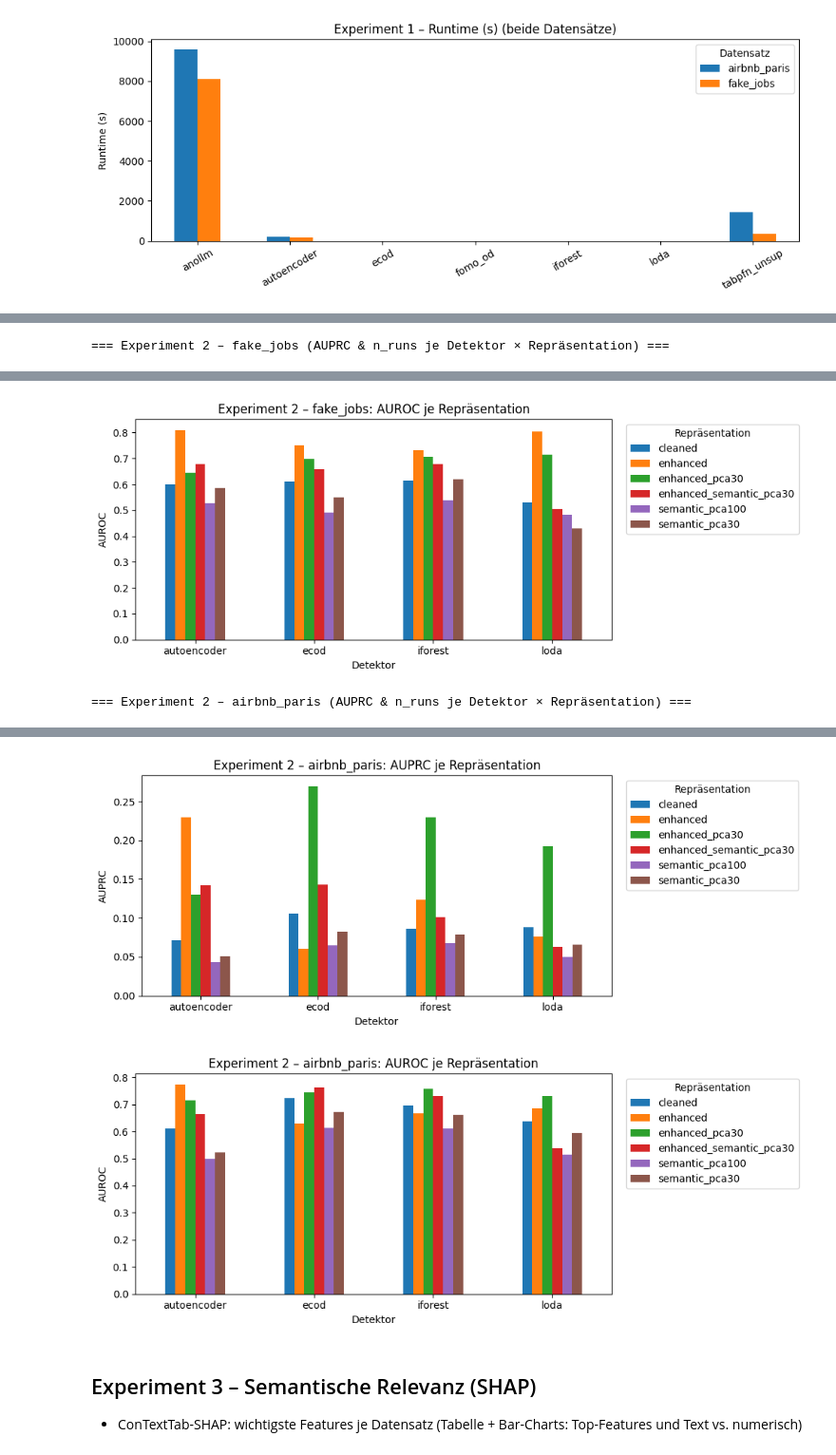
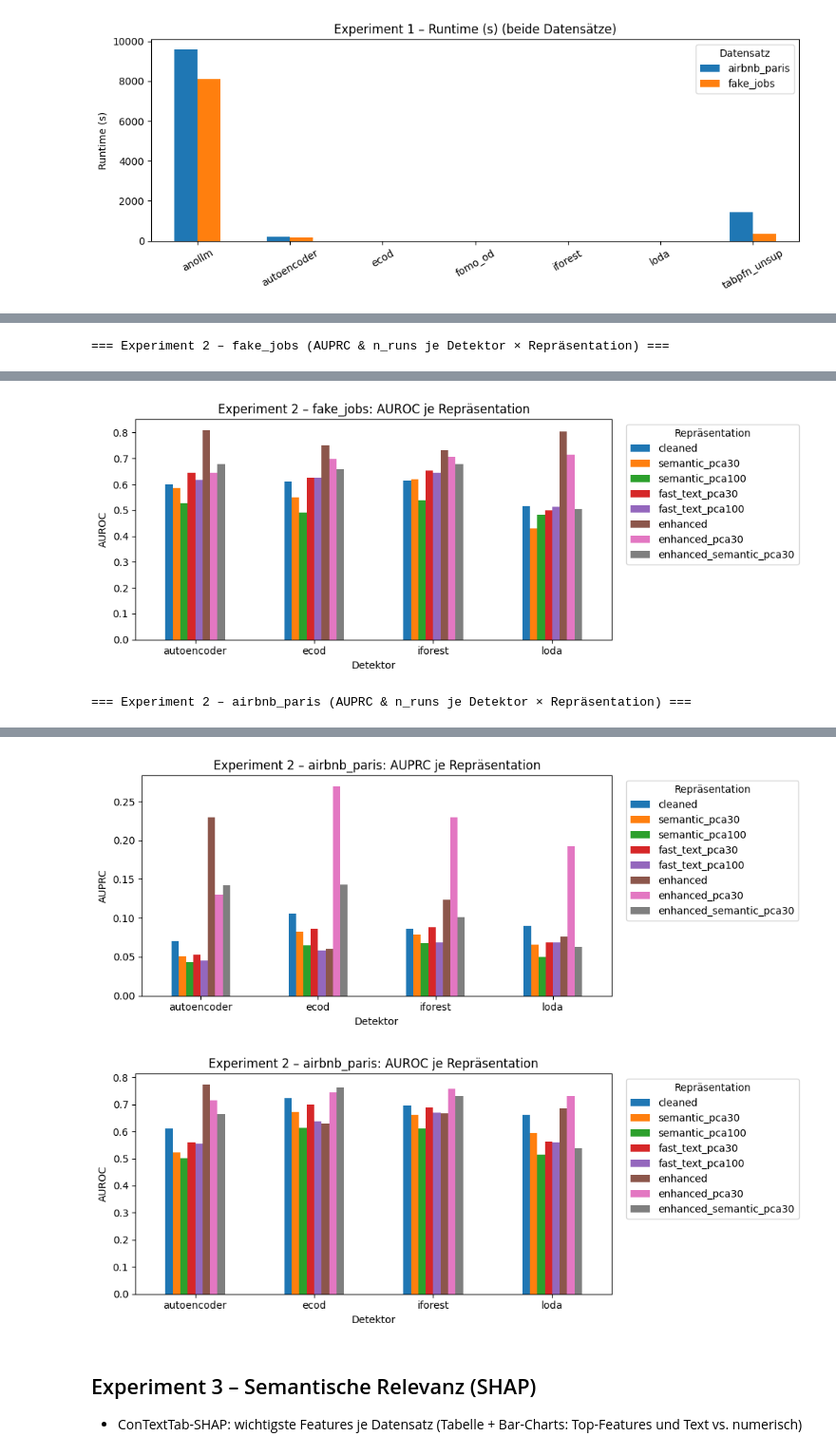
Before and after one commit to florivz/tfm-anomaly-detection, a Jupyter notebook: experiment_summary.ipynb, the cells around one changed output, grey strips where cells are left out. Shown at 95% size. Drawn from its saved outputs; the diff is of its cells as text; code cells hidden in the pictures.

Commit message:
add fastText

```diff
--- a/experiment_summary.ipynb
+++ b/experiment_summary.ipynb
@@ -20,7 +20,7 @@ DS_ABBR = {"fake_jobs": "fj", "airbnb_paris": "airbnb"}
 # %%
 mlflow.set_tracking_uri("file:./mlruns")
 
-experiments = [f"{ds}_experiment_{i}" for ds in ["fake_jobs", "airbnb_paris"] for i in [1, 2, 3, 4, 5]]
+experiments = [f"{ds}_experiment_{i}" for ds in ["fake_jobs", "airbnb_paris"] for i in [1, 2, 3, 4]]
 
 parts = []
 for name in experiments:
@@ -120,6 +118,9 @@ else:
 - Je Datensatz je 1 Chart für AUPRC und AUROC
 - Hinweis: enhanced ist semi-supervised (Label-Leakage), nicht direkt mit unsupervised vergleichbar
 # %%
+# feste Repräsentations-Reihenfolge (fastText neben den semantic-Analoga)
+REP_ORDER = ["cleaned", "semantic_pca30", "semantic_pca100", "fast_text_pca30", "fast_text_pca100", "enhanced", "enhanced_pca30", "enhanced_semantic_pca30"]
+
 for ds in datasets:
     sub = df[(df["exp_num"] == 2) & (df["dataset"] == ds)] if len(df) else df
     if not len(sub):
@@ -128,6 +129,9 @@ for ds in datasets:
     # Tabelle: AUPRC-Mittel + n_runs je Detektor × Repräsentation
     piv = sub.pivot_table(index="params.detector", columns="params.representation", values="AUPRC", aggfunc=["mean", "size"]).round(4)
     piv = piv.rename(columns={"mean": "AUPRC", "size": "n_runs"}, level=0)
+    order = [r for r in REP_ORDER if r in piv.columns.get_level_values(1)]
+    order += [r for r in piv.columns.get_level_values(1).unique() if r not in order]  # unbekannte Reps ans Ende
+    piv = piv.reindex(order, axis=1, level=1)
     piv.to_csv(f"{RESULT_DIR}/exp2_{ds}.csv")
     piv.to_latex(f"{RESULT_DIR}/exp2_{ds}.tex", escape=True, float_format="%.4f", multicolumn=True, multicolumn_format="c", caption=f"Experiment 2 -- Enhanced Baselines ({ds.replace('_', ' ')}): AUPRC und n\\_runs je Detektor und Repräsentation.", label=f"tab:exp2_{ds}")
     print(f"=== Experiment 2 – {ds} (AUPRC & n_runs je Detektor × Repräsentation) ===")
@@ -146,6 +150,7 @@ for ds in datasets:
 
     # AUROC je Detektor × Repräsentation -> diagrams/
     piv_auc = sub.pivot_table(index="params.detector", columns="params.representation", values="AUROC", aggfunc="mean").round(4)
+    piv_auc = piv_auc.reindex(columns=[r for r in order if r in piv_auc.columns])
     ax = piv_auc.plot.bar(figsize=(10, 4), rot=0)
     ax.set_title(f"Experiment 2 – {ds}: AUROC je Repräsentation")
     ax.set_ylabel("AUROC")
@@ -168,3 +173,3 @@ for ds in datasets:
-[figure, old version]
+[figure, new version]
 === Experiment 2 – airbnb_paris (AUPRC & n_runs je Detektor × Repräsentation) ===
 |  | AUPRC |  |  |  |  |  | ... |
@@ -177,5 +182,5 @@ for ds in datasets:
-[figure, old version]
+[figure, new version]
-[figure, old version]
+[figure, new version]
 # %% [markdown]
 ## Experiment 3 – Semantische Relevanz (SHAP)
 - ConTextTab-SHAP: wichtigste Features je Datensatz (Tabelle + Bar-Charts: Top-Features und Text vs. numerisch)
```
Also changed, not shown: parts of 5 cells of this notebook, 18 other files.
